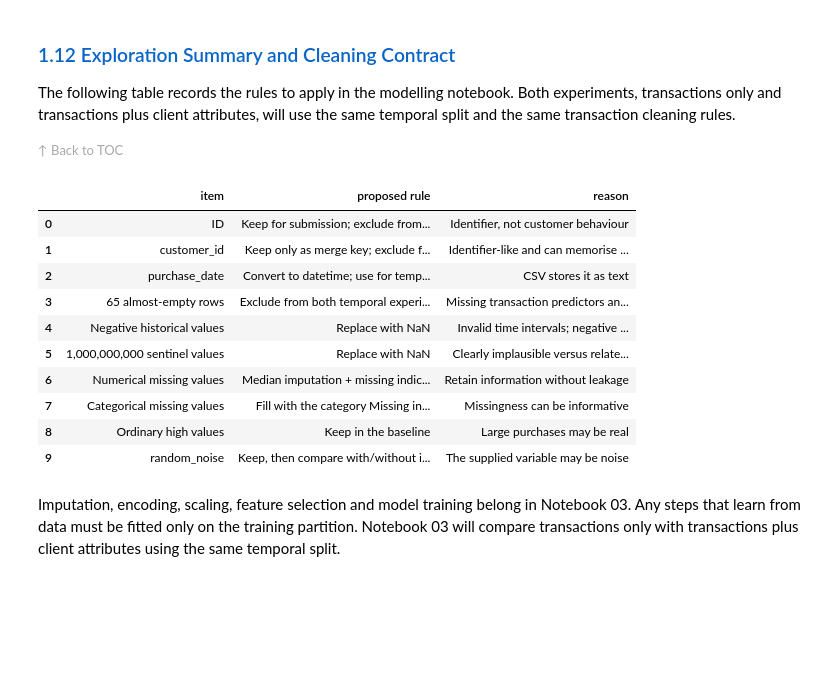
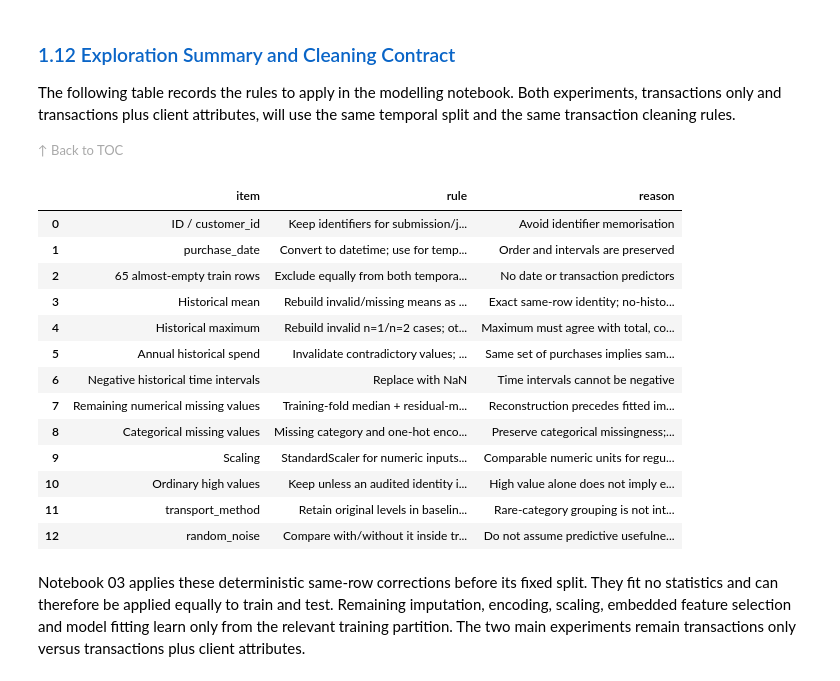
Before and after one commit to alfredosoudo21/ML_Group_04, a Jupyter notebook: notebooks/01_data_exploration.ipynb, the cells around one changed output. Cells and saved outputs as stored; diff of their text form; code cells hidden in the pictures; blank space fills up the shorter version.

Commit message:
Repair inconsistent histories and package verified homework

```diff
--- a/notebooks/01_data_exploration.ipynb
+++ b/notebooks/01_data_exploration.ipynb
@@ -727,36 +825,38 @@ The following table records the rules to apply in the modelling notebook. Both e
 
 <a href="#table-of-contents" style="color: #a9a9a9; font-size: 13px; text-decoration: none;">&#8593; Back to TOC</a>
 # %%
-cleaning_contract = pd.DataFrame(
-    [
-        ['ID', 'Keep for submission; exclude from predictors', 'Identifier, not customer behaviour'],
-        ['customer_id', 'Keep only as merge key; exclude from predictors', 'Identifier-like and can memorise customers'],
-        ['purchase_date', 'Convert to datetime; use for temporal split', 'CSV stores it as text'],
-        ['65 almost-empty rows', 'Exclude from both temporal experiments', 'Missing transaction predictors and date; same exclusion in both experiments'],
-        ['Negative historical values', 'Replace with NaN', 'Invalid time intervals; negative monetary values assumed invalid'],
-        ['1,000,000,000 sentinel values', 'Replace with NaN', 'Clearly implausible versus related history'],
-        ['Numerical missing values', 'Median imputation + missing indicator inside each training fold', 'Retain information without leakage'],
-        ['Categorical missing values', 'Fill with the category Missing inside each training fold', 'Missingness can be informative'],
-        ['Ordinary high values', 'Keep in the baseline', 'Large purchases may be real'],
-        ['random_noise', 'Keep, then compare with/without it later', 'The supplied variable may be noise'],
-    ],
-    columns=['item', 'proposed rule', 'reason'],
-)
-
+cleaning_contract = pd.DataFrame([
+    ['ID / customer_id', 'Keep identifiers for submission/joins; exclude from predictors', 'Avoid identifier memorisation'],
+    ['purchase_date', 'Convert to datetime; use for temporal split only', 'Order and intervals are preserved'],
+    ['65 almost-empty train rows', 'Exclude equally from both temporal experiments', 'No date or transaction predictors'],
+    ['Historical mean', 'Rebuild invalid/missing means as total/count only when count > 0', 'Exact same-row identity; no-history mean stays undefined'],
+    ['Historical maximum', 'Rebuild invalid n=1/n=2 cases; otherwise invalid maximum becomes NaN', 'Maximum must agree with total, count, minimum and spread'],
+    ['Annual historical spend', 'Invalidate contradictory values; recover only from equal-count windows or zero count', 'Same set of purchases implies same total'],
+    ['Negative historical time intervals', 'Replace with NaN', 'Time intervals cannot be negative'],
+    ['Remaining numerical missing values', 'Training-fold median + residual-missing indicator', 'Reconstruction precedes fitted imputation'],
+    ['Categorical missing values', 'Missing category and one-hot encoding inside training folds', 'Preserve categorical missingness; tolerate new labels'],
+    ['Scaling', 'StandardScaler for numeric inputs within each training fold', 'Comparable numeric units for regularised logistic regression'],
+    ['Ordinary high values', 'Keep unless an audited identity is violated', 'High value alone does not imply error'],
+    ['transport_method', 'Retain original levels in baseline; let L1 select encoded levels', 'Rare-category grouping is not introduced in this experiment'],
+    ['random_noise', 'Compare with/without it inside training; keep the same search protocol', 'Do not assume predictive usefulness from the column name'],
+], columns=['item', 'rule', 'reason'])
 display(cleaning_contract.style.set_properties(
     **{'white-space': 'normal', 'max-width': '350px', 'text-align': 'left'}
 ))
 # %% [output]
-|  | item | proposed rule | reason |
-| 0 | ID | Keep for submission; exclude from... | Identifier, not customer behaviour |
-| 1 | customer_id | Keep only as merge key; exclude f... | Identifier-like and can memorise ... |
-| 2 | purchase_date | Convert to datetime; use for temp... | CSV stores it as text |
-| 3 | 65 almost-empty rows | Exclude from both temporal experi... | Missing transaction predictors an... |
-| 4 | Negative historical values | Replace with NaN | Invalid time intervals; negative ... |
-| 5 | 1,000,000,000 sentinel values | Replace with NaN | Clearly implausible versus relate... |
-| 6 | Numerical missing values | Median imputation + missing indic... | Retain information without leakage |
-| 7 | Categorical missing values | Fill with the category Missing in... | Missingness can be informative |
-| 8 | Ordinary high values | Keep in the baseline | Large purchases may be real |
-| 9 | random_noise | Keep, then compare with/without i... | The supplied variable may be noise |
+|  | item | rule | reason |
+| 0 | ID / customer_id | Keep identifiers for submission/j... | Avoid identifier memorisation |
+| 1 | purchase_date | Convert to datetime; use for temp... | Order and intervals are preserved |
+| 2 | 65 almost-empty train rows | Exclude equally from both tempora... | No date or transaction predictors |
+| 3 | Historical mean | Rebuild invalid/missing means as ... | Exact same-row identity; no-histo... |
+| 4 | Historical maximum | Rebuild invalid n=1/n=2 cases; ot... | Maximum must agree with total, co... |
+| 5 | Annual historical spend | Invalidate contradictory values; ... | Same set of purchases implies sam... |
+| 6 | Negative historical time intervals | Replace with NaN | Time intervals cannot be negative |
+| 7 | Remaining numerical missing values | Training-fold median + residual-m... | Reconstruction precedes fitted im... |
+| 8 | Categorical missing values | Missing category and one-hot enco... | Preserve categorical missingness;... |
+| 9 | Scaling | StandardScaler for numeric inputs... | Comparable numeric units for regu... |
+| 10 | Ordinary high values | Keep unless an audited identity i... | High value alone does not imply e... |
+| 11 | transport_method | Retain original levels in baselin... | Rare-category grouping is not int... |
+| 12 | random_noise | Compare with/without it inside tr... | Do not assume predictive usefulne... |
 # %% [markdown]
-Imputation, encoding, scaling, feature selection and model training belong in Notebook 03. Any steps that learn from data must be fitted only on the training partition. Notebook 03 will compare transactions only with transactions plus client attributes using the same temporal split.
+Notebook 03 applies these deterministic same-row corrections before its fixed split. They fit no statistics and can therefore be applied equally to train and test. Remaining imputation, encoding, scaling, embedded feature selection and model fitting learn only from the relevant training partition. The two main experiments remain transactions only versus transactions plus client attributes.
```
Also changed, not shown: parts of 12 cells of this notebook, 12 other files.
